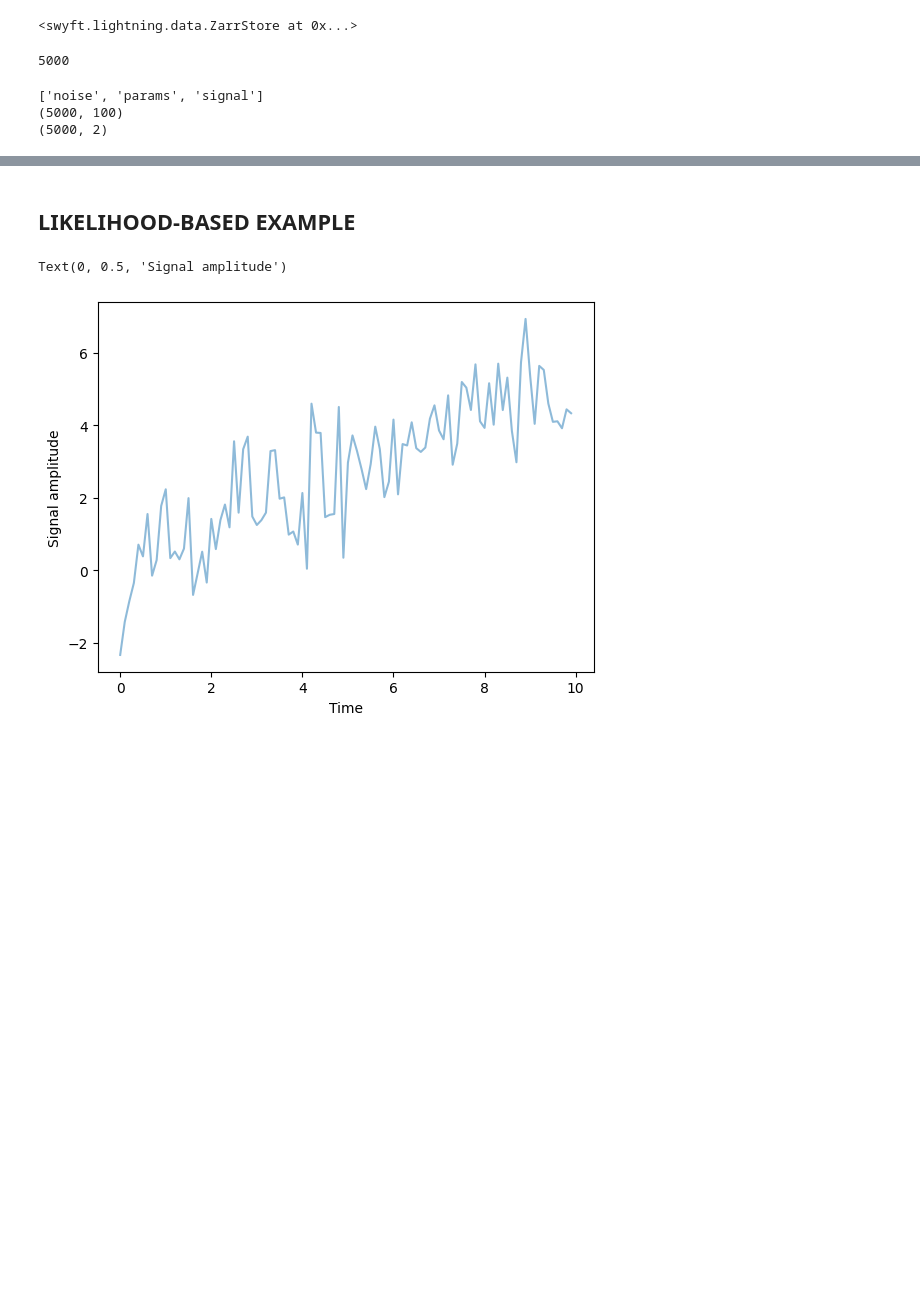
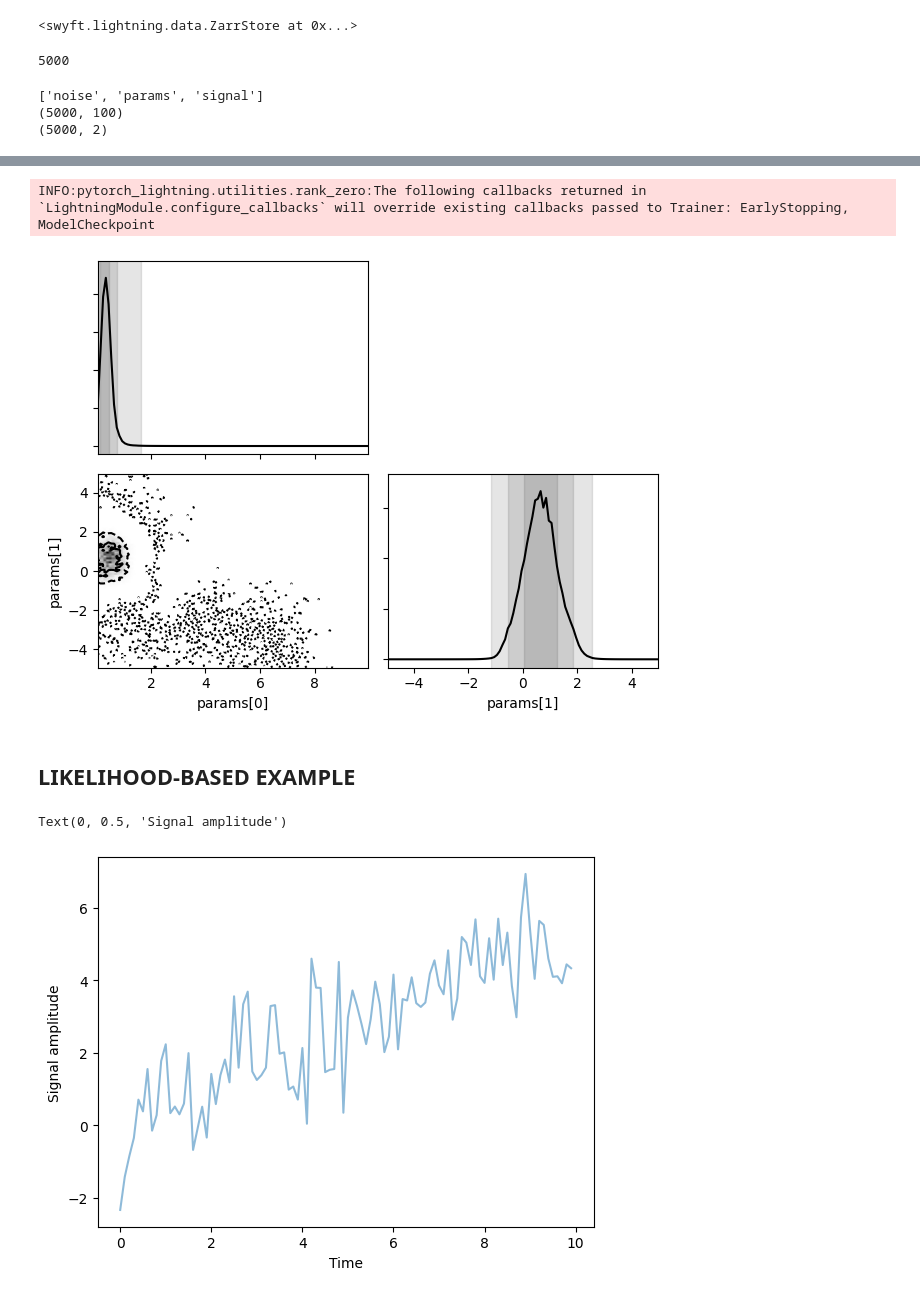
Before and after one commit to Naga203/nikhef, a Jupyter notebook: tutorial_notebooks/3_inference_implicit-likelihood.ipynb, the cells around one changed output, grey strips where cells are left out. Drawn from its saved outputs; the diff is of its cells as text; code cells hidden in the pictures; blank space fills up the shorter version.

```diff
--- a/tutorial_notebooks/3_inference_implicit-likelihood.ipynb
+++ b/tutorial_notebooks/3_inference_implicit-likelihood.ipynb
@@ -113,5 +137,5 @@ val_data = store.get_dataloader(
     idx_range=[4500, 5000],
 )
 # %%
-trainer = sl.SwyftTrainer(accelerator = 'cpu', precision=32, min_epochs=5, max_epochs=50)
+trainer = sl.SwyftTrainer(accelerator = 'cpu', precision=64, min_epochs=5, max_epochs=50)
 # %% [output]
@@ -142,3 +164,23 @@ Missing logger folder: /gpfs/home2/bhardwaj/projects/NIKHEF-2024-GWDA/tutorial_n
+# %%
+prior_samples = sim.sample(100_000, targets=['params'])
+# %%
+obs_signal = sim.model([injection_parameters['m'], injection_parameters['c']])
+obs_noise = sim.noise()
+
+obs = sl.Sample(
+    {'params' : np.array([injection_parameters['m'], injection_parameters['c']]),
+     'noise' : obs_noise,
+     'signal' : obs_signal,
+     }
+)
+# %%
+logratios = trainer.infer(network, obs, prior_samples.get_dataloader(batch_size=2048))
+# %% [output]
+INFO:pytorch_lightning.utilities.rank_zero:The following callbacks returned in `LightningModule.configure_callbacks` will override existing callbacks passed to Trainer: EarlyStopping, ModelCheckpoint
+# %%
+sl.swyft.plot_corner(logratios, parnames=["params[0]", "params[1]"]);
+# %% [output]
+[figure, added]
 # %% [markdown]
 ## LIKELIHOOD-BASED EXAMPLE
 # %%
```
Also changed, not shown: parts of 5 cells of this notebook.
